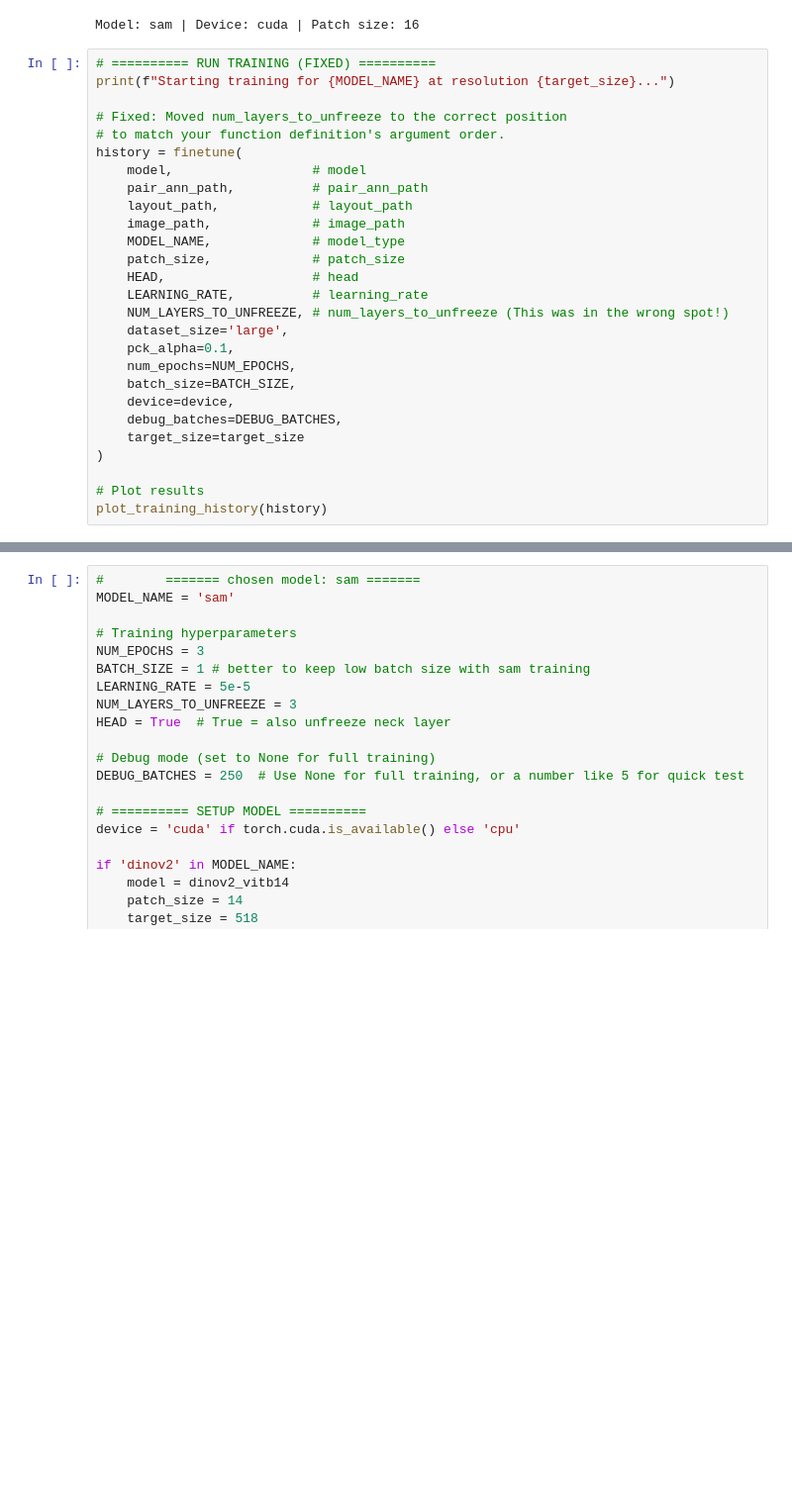
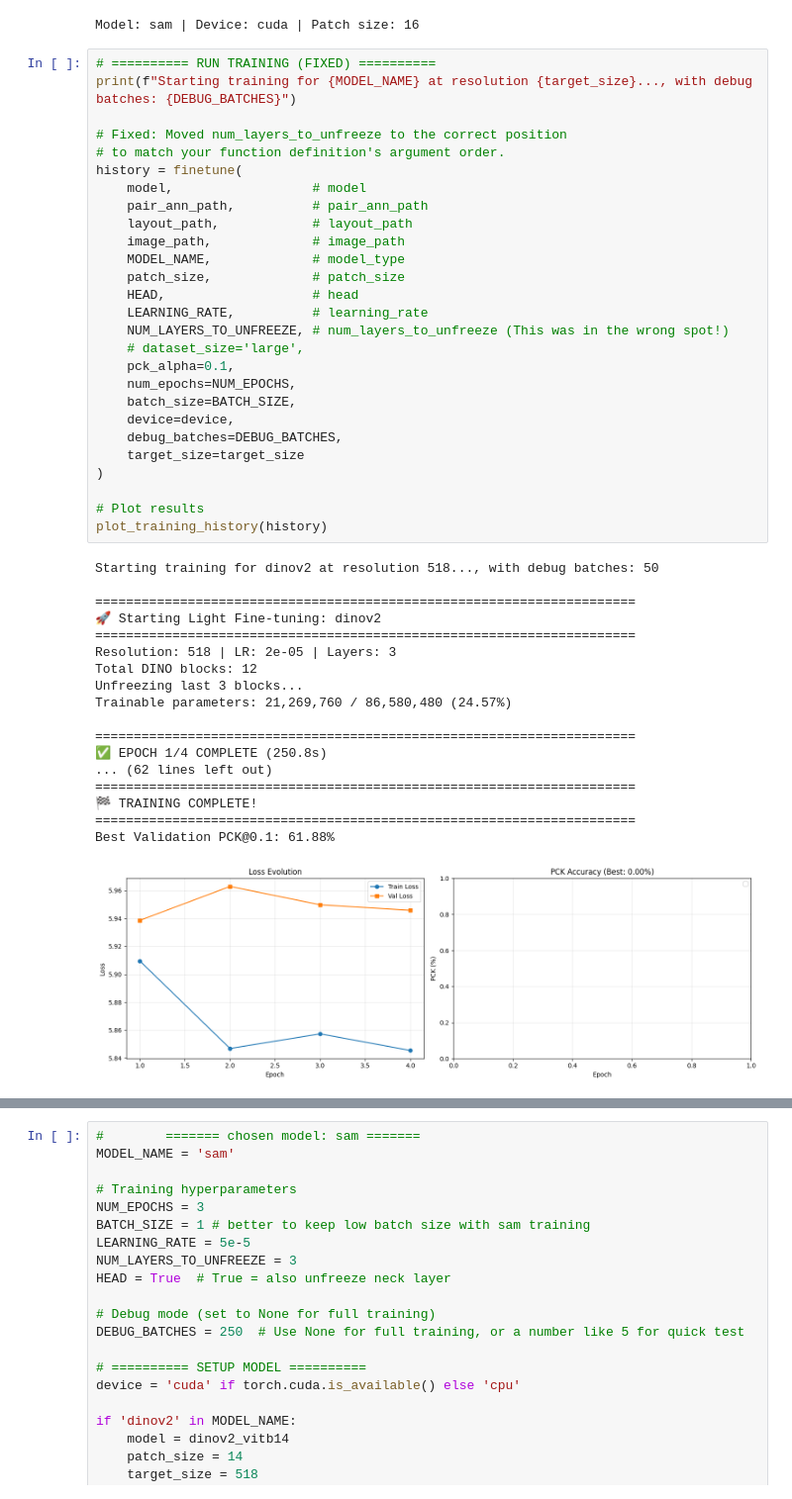
Before and after one commit to Luffy65/Semantic-Correspondence, a Jupyter notebook: train.ipynb, the cells around one changed output, grey strips where cells are left out. Shown at 99% size. Drawn from its saved outputs; the diff is of its cells as text; blank space fills up the shorter version.

Commit message:
added new feature for plot results during epoch training

```diff
--- a/train.ipynb
+++ b/train.ipynb
@@ -815,28 +1151,47 @@ print(f"Model: {MODEL_NAME} | Device: {device} | Patch size: {patch_size}")
 Model: sam | Device: cuda | Patch size: 16
 # %%
 # ========== RUN TRAINING (FIXED) ==========
-print(f"Starting training for {MODEL_NAME} at resolution {target_size}...")
+print(f"Starting training for {MODEL_NAME} at resolution {target_size}..., with debug batches: {DEBUG_BATCHES}")
 
 # Fixed: Moved num_layers_to_unfreeze to the correct position
 # to match your function definition's argument order.
 history = finetune(
     model,                  # model
     pair_ann_path,          # pair_ann_path
     layout_path,            # layout_path
     image_path,             # image_path
     MODEL_NAME,             # model_type
     patch_size,             # patch_size
     HEAD,                   # head
     LEARNING_RATE,          # learning_rate
     NUM_LAYERS_TO_UNFREEZE, # num_layers_to_unfreeze (This was in the wrong spot!)
-    dataset_size='large',
+    # dataset_size='large',
     pck_alpha=0.1,
     num_epochs=NUM_EPOCHS,
     batch_size=BATCH_SIZE,
     device=device,
     debug_batches=DEBUG_BATCHES,
     target_size=target_size
 )
 
 # Plot results
 plot_training_history(history)
+# %% [output]
+Starting training for dinov2 at resolution 518..., with debug batches: 50
+
+======================================================================
+🚀 Starting Light Fine-tuning: dinov2
+======================================================================
+Resolution: 518 | LR: 2e-05 | Layers: 3
+Total DINO blocks: 12
+Unfreezing last 3 blocks...
+Trainable parameters: 21,269,760 / 86,580,480 (24.57%)
+
+======================================================================
+✅ EPOCH 1/4 COMPLETE (250.8s)
+... (62 lines left out)
+======================================================================
+🏁 TRAINING COMPLETE!
+======================================================================
+Best Validation PCK@0.1: 61.88%
+[figure, added]
```
Also changed, not shown: parts of 11 cells of this notebook.
